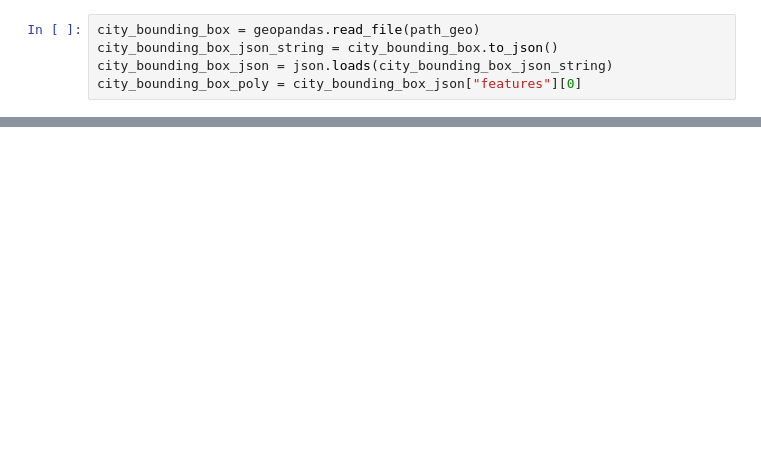
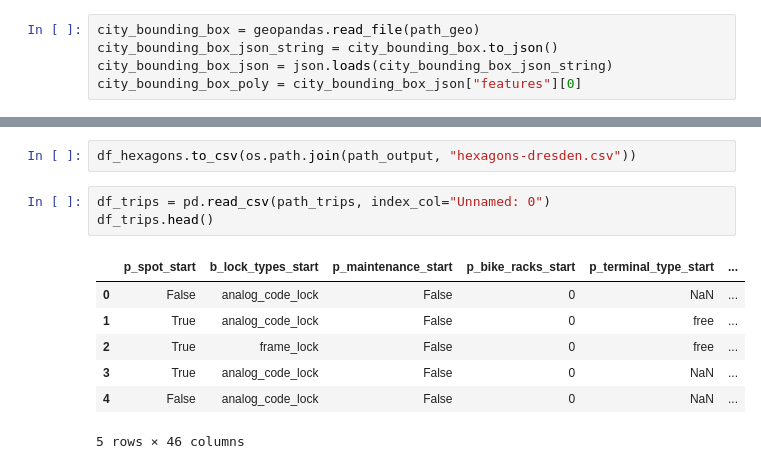
Before and after one commit to mulko93/AAA_Jupyter_Explorers, a Jupyter notebook: notebooks/02_Hexagons.ipynb, the cells around one changed output, grey strips where cells are left out. Cells and saved outputs as stored; diff of their text form; blank space fills up the shorter version.

```diff
--- a/notebooks/02_Hexagons.ipynb
+++ b/notebooks/02_Hexagons.ipynb
@@ -40,0 +120,13 @@ geopandas.
+# %%
+df_hexagons.to_csv(os.path.join(path_output, "hexagons-dresden.csv"))
+# %%
+df_trips = pd.read_csv(path_trips, index_col="Unnamed: 0")
+df_trips.head()
+# %% [output]
+|  | p_spot_start | b_lock_types_start | p_maintenance_start | p_bike_racks_start | p_terminal_type_start | ... |
+| 0 | False | analog_code_lock | False | 0 | NaN | ... |
+| 1 | True | analog_code_lock | False | 0 | free | ... |
+| 2 | True | frame_lock | False | 0 | free | ... |
+| 3 | True | analog_code_lock | False | 0 | NaN | ... |
+| 4 | False | analog_code_lock | False | 0 | NaN | ... |
+5 rows × 46 columns
```
Also changed, not shown: parts of 15 cells of this notebook, 7 other files.
